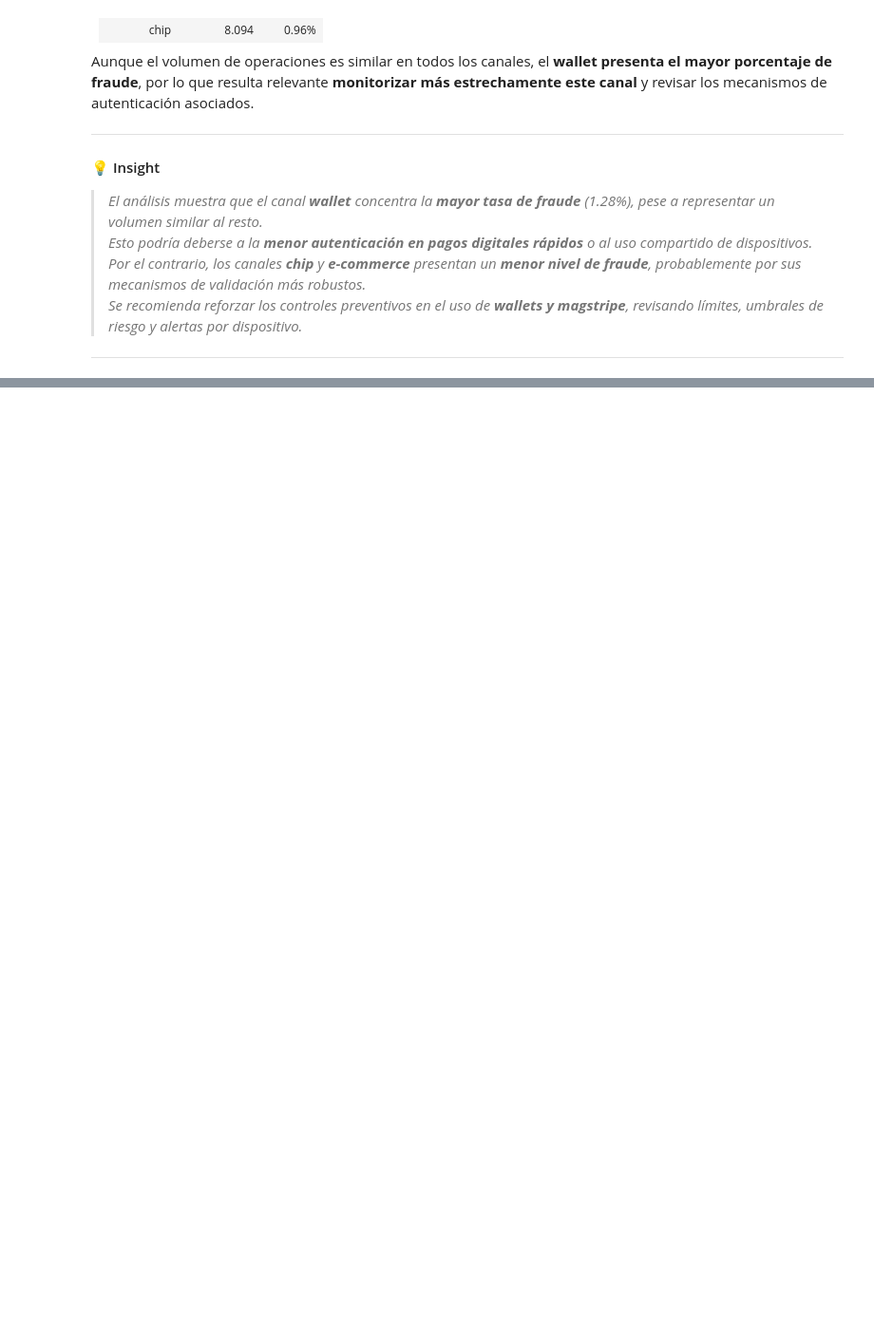
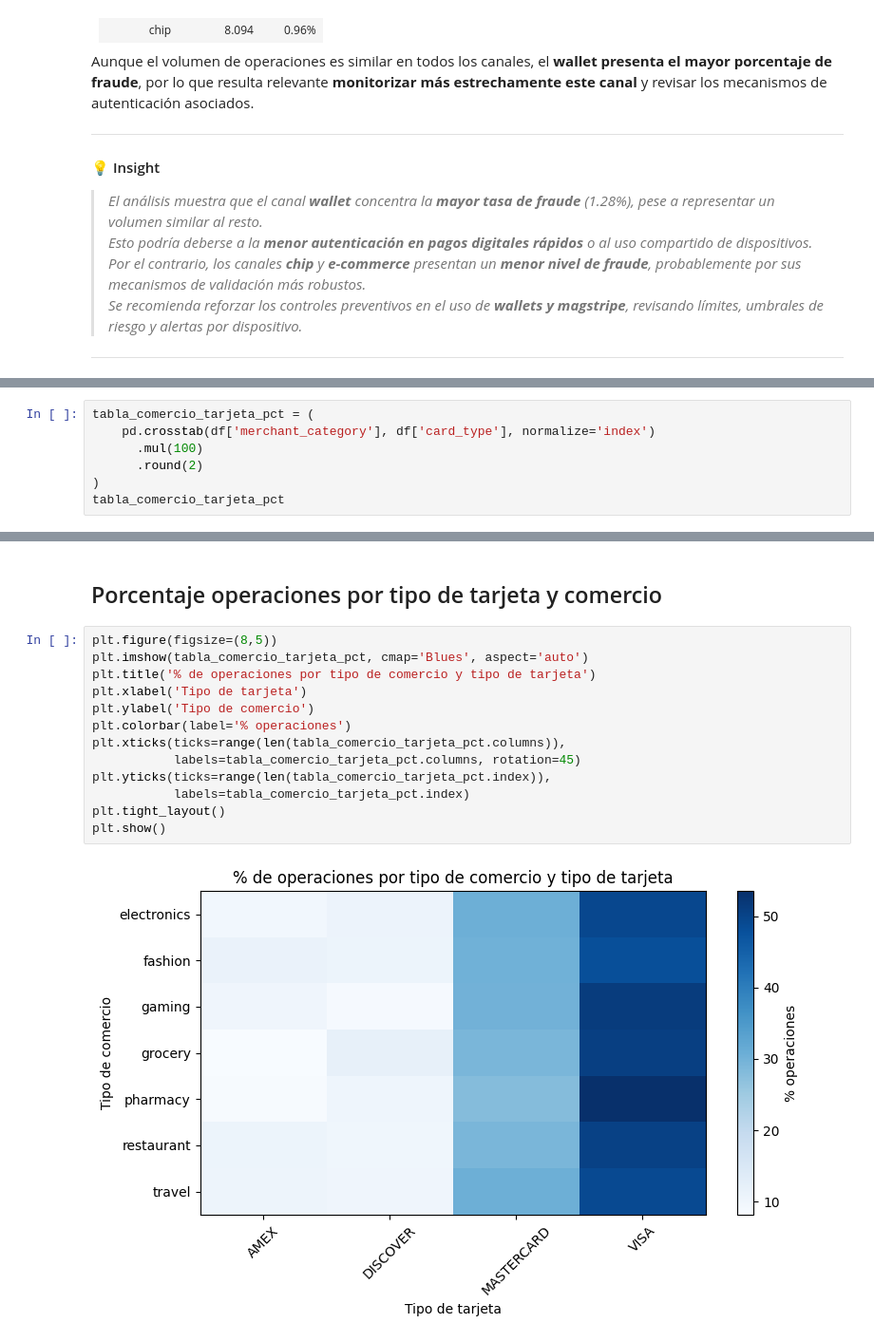
Before and after one commit to PatriciaMerinero/Proyecto_Final_Data_Analytics, a Jupyter notebook: NOTEBOOKS/03_EDA_ANALISIS_DESCRIPTIVO.ipynb, the cells around one changed output, grey strips where cells are left out. Shown at 95% size. Drawn from its saved outputs; the diff is of its cells as text; blank space fills up the shorter version.

```diff
--- a/NOTEBOOKS/03_EDA_ANALISIS_DESCRIPTIVO.ipynb
+++ b/NOTEBOOKS/03_EDA_ANALISIS_DESCRIPTIVO.ipynb
@@ -2331,0 +2417,7 @@ Aunque el volumen de operaciones es similar en todos los canales, el **wallet pr
+# %%
+tabla_comercio_tarjeta_pct = (
+    pd.crosstab(df['merchant_category'], df['card_type'], normalize='index')
+      .mul(100)
+      .round(2)
+)
+tabla_comercio_tarjeta_pct
@@ -2331,0 +2438,17 @@ Aunque el volumen de operaciones es similar en todos los canales, el **wallet pr
+# %% [markdown]
+## Porcentaje operaciones por tipo de tarjeta y comercio
+# %%
+plt.figure(figsize=(8,5))
+plt.imshow(tabla_comercio_tarjeta_pct, cmap='Blues', aspect='auto')
+plt.title('% de operaciones por tipo de comercio y tipo de tarjeta')
+plt.xlabel('Tipo de tarjeta')
+plt.ylabel('Tipo de comercio')
+plt.colorbar(label='% operaciones')
+plt.xticks(ticks=range(len(tabla_comercio_tarjeta_pct.columns)),
+           labels=tabla_comercio_tarjeta_pct.columns, rotation=45)
+plt.yticks(ticks=range(len(tabla_comercio_tarjeta_pct.index)),
+           labels=tabla_comercio_tarjeta_pct.index)
+plt.tight_layout()
+plt.show()
+# %% [output]
+[figure, added]
```
Also changed, not shown: parts of 19 cells of this notebook.
